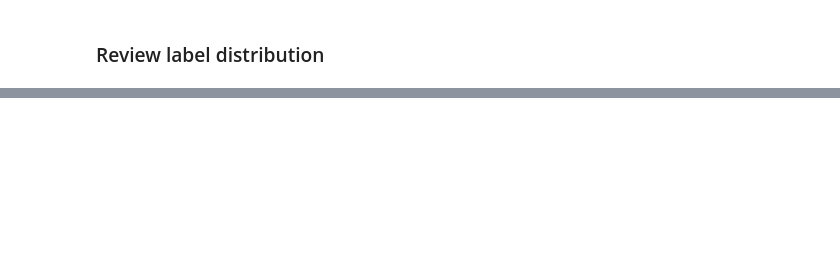
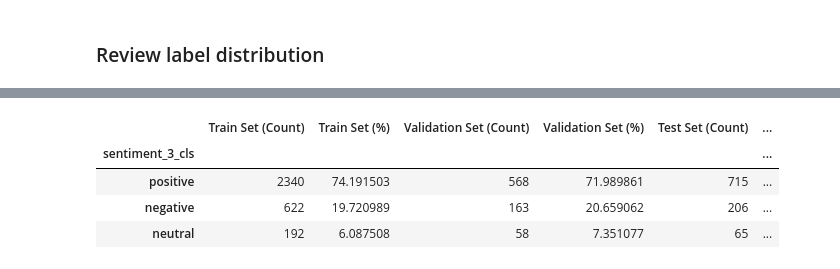
Before and after one commit to dannhh/comment-crawler, a Jupyter notebook: preprocess.ipynb, the cells around one changed output, grey strips where cells are left out. Saved outputs shown, nothing was run; the diff lists cells and outputs as text; code cells hidden in the pictures; blank space fills up the shorter version.

```diff
--- a/preprocess.ipynb
+++ b/preprocess.ipynb
@@ -167,0 +213,24 @@ df.to_csv('processed_data/review_electronic_devices_20240511.csv', index=False)
+# %%
+# Calculate the sentiment_3_cls distribution for each set
+train_distribution = train_df['sentiment_3_cls'].value_counts()
+valid_distribution = valid_df['sentiment_3_cls'].value_counts()
+test_distribution = test_df['sentiment_3_cls'].value_counts()
+
+# Calculate the percentage distribution for each set
+train_percentage = train_df['sentiment_3_cls'].value_counts(normalize=True) * 100
+valid_percentage = valid_df['sentiment_3_cls'].value_counts(normalize=True) * 100
+test_percentage = test_df['sentiment_3_cls'].value_counts(normalize=True) * 100
+
+# Create a single dataframe to compare the distributions
+comparison_df = pd.concat([train_distribution, train_percentage, valid_distribution, valid_percentage, test_distribution, test_percentage], axis=1)
+comparison_df.columns = ['Train Set (Count)', 'Train Set (%)', 'Validation Set (Count)', 'Validation Set (%)', 'Test Set (Count)', 'Test Set (%)']
+comparison_df = comparison_df.fillna(0)
+
+# Display the comparison dataframe
+comparison_df
+# %% [output]
+|  | Train Set (Count) | Train Set (%) | Validation Set (Count) | Validation Set (%) | Test Set (Count) | ... |
+| sentiment_3_cls |  |  |  |  |  | ... |
+| positive | 2340 | 74.191503 | 568 | 71.989861 | 715 | ... |
+| negative | 622 | 19.720989 | 163 | 20.659062 | 206 | ... |
+| neutral | 192 | 6.087508 | 58 | 7.351077 | 65 | ... |
```
Also changed, not shown: parts of 15 cells of this notebook, 46 other files.
